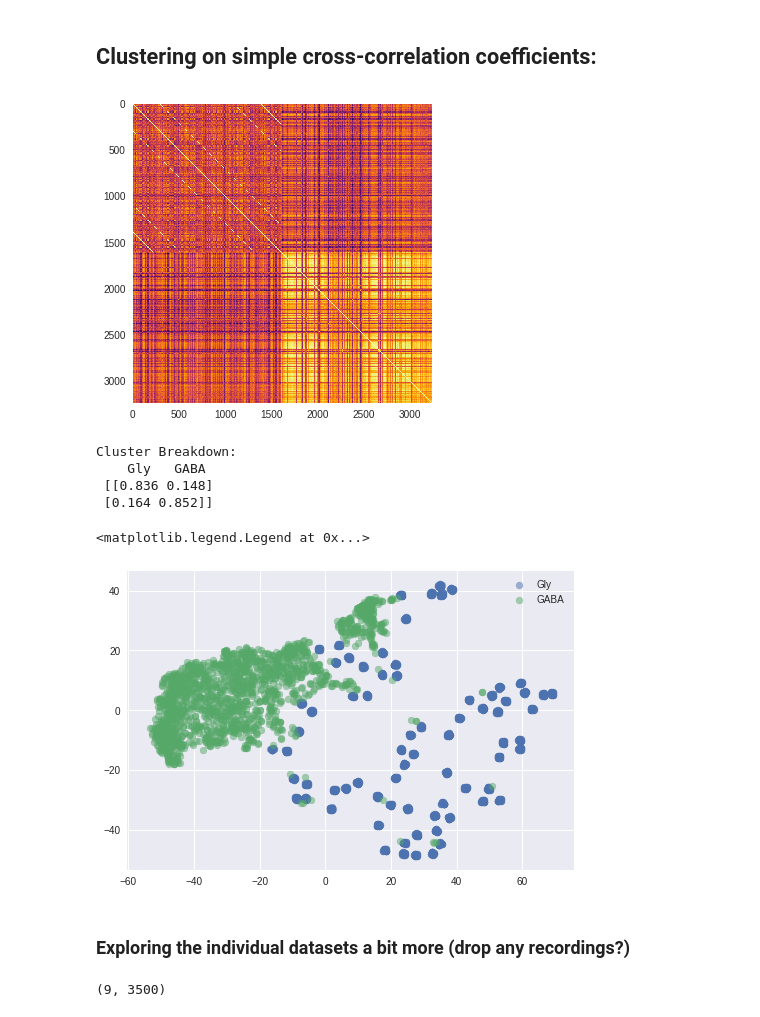
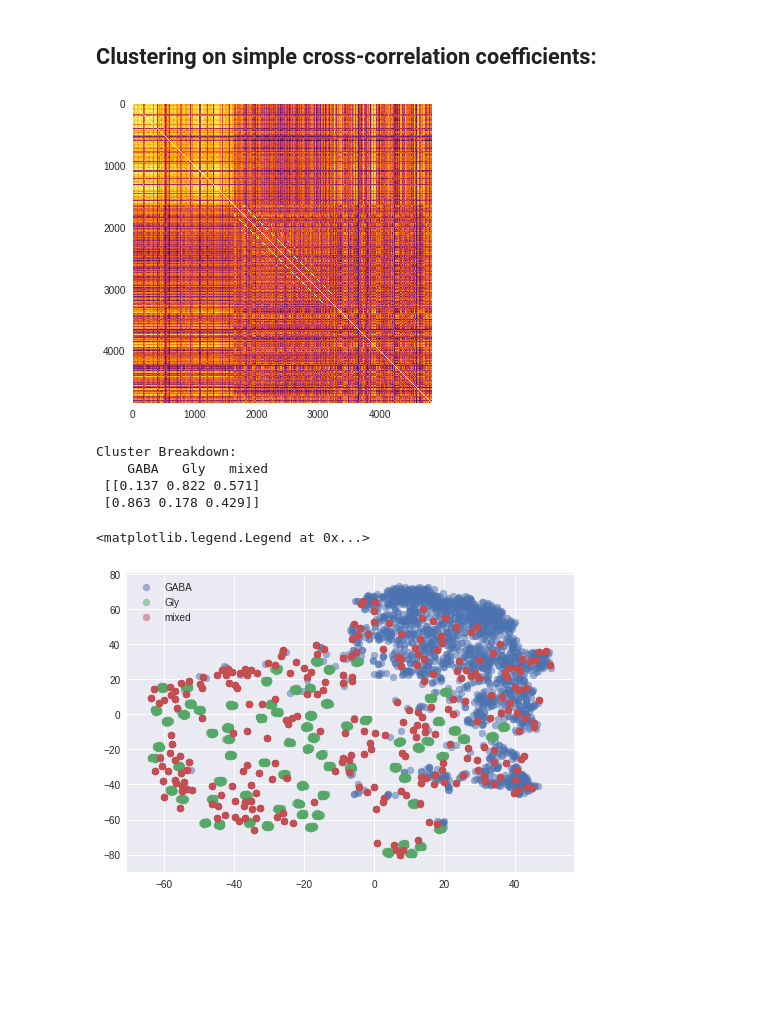
Before and after one commit to geoffder/python-analysis, a Jupyter notebook: cluster_notebook/vj_cluster_note.ipynb, the cells around one changed output. Saved outputs shown, nothing was run; the diff lists cells and outputs as text; code cells hidden in the pictures; blank space fills up the shorter version.

Commit message:
Clean-up notebooks. K replace hardcoded cluster number

```diff
--- a/cluster_notebook/vj_cluster_note.ipynb
+++ b/cluster_notebook/vj_cluster_note.ipynb
@@ -37,9 +37,9 @@ Pipeline:
 datapath = "/media/geoff/Data/vj_minis/"
 
 length =  767
-# prefixes = ["GABA", "Gly", "GlyKO", "mixed"]
+prefixes = ["GABA", "Gly", "GlyKO", "mixed"]
 join_sets = ["GABA", "GlyKO"]
-prefixes = ["Gly", "GlyKO", "GABA"]
+# prefixes = ["Gly", "GlyKO", "GABA"]
 # join_sets = []
 # norm_mode = "group_mean"
 norm_mode = "feature"
@@ -75,9 +75,12 @@ The cost function used to train the network is a weighted combination of the mea
 # build network
 autoencoder = builds.ae_build_14()
 
+# number of target clusters (used throughout notebook)
+K = 2
+
 # fit network
 autoencoder.fit(
-    minis, 2, lr=1e-3, epochs=75, cluster_alpha=.05,
+    minis, K, lr=1e-3, epochs=100, cluster_alpha=.05,
     clust_mode='KLdiv', show_plot=True
 )
 # %% [output]
@@ -105,7 +108,7 @@ Input the minis, and take the transformation generated by the front half (encode
 # %%
 reduced = autoencoder.get_reduced(minis)
 # %%
-centres, clusters, _ = clorch.hard_kmeans(torch.from_numpy(reduced), 2)
+centres, clusters, _ = clorch.hard_kmeans(torch.from_numpy(reduced), K)
 centres, clusters = centres.cpu().numpy(), clusters.cpu().numpy()
 counts, ratios = clorch.cluster_counts(clusters, labels)
 # %% [markdown]
@@ -408,7 +415,7 @@ plt.ylim(0, 40)
 ## Cluster samples based on extracted metrics:
 # %%
 # cluster with K-means
-centres, clusters, _ = clorch.hard_kmeans(torch.from_numpy(metrics), 2)
+centres, clusters, _ = clorch.hard_kmeans(torch.from_numpy(metrics), K)
 centres, clusters = centres.cpu().numpy(), clusters.cpu().numpy()
 counts, ratios = clorch.cluster_counts(clusters, labels)
 
@@ -458,36 +465,34 @@ corrmat = np.corrcoef(long_minis)
 plt.imshow(corrmat, cmap='inferno')
 plt.grid(False)
 # %% [output]
-[figure, old version]
+[figure, new version]
 # %%
-centres, clusters, _ = clorch.hard_kmeans(torch.from_numpy(corrmat), 2)
+centres, clusters, _ = clorch.hard_kmeans(torch.from_numpy(corrmat), K)
 centres, clusters = centres.cpu().numpy(), clusters.cpu().numpy()
 counts, ratios = clorch.cluster_counts(clusters, labels)
 
 print(
     "Cluster Breakdown:\n    "+(' '*3).join(label_strs)+'\n',
     np.round(ratios, decimals=3)
 )
 
 # reduce dimensionality for display using t-SNE
 reduced_centres = TSNE(
     n_components=2, perplexity=60, learning_rate=400, n_iter=1000
 ).fit_transform(np.concatenate([corrmat, centres], axis=0))
 # split samples and centres
 reduced = reduced_centres[:-centres.shape[0], :]
 centres = reduced_centres[-centres.shape[0]:, :]
 del reduced_centres
 
 for label in np.unique(labels):
     grp = reduced[labels == label]
     plt.scatter(grp[:, 0], grp[:, 1], label=label_strs[label], alpha=.5)
 plt.legend()
 # %% [output]
 Cluster Breakdown:
-    Gly   GABA
- [[0.836 0.148]
- [0.164 0.852]]
+    GABA   Gly   mixed
+ [[0.137 0.822 0.571]
+ [0.863 0.178 0.429]]
 <matplotlib.legend.Legend at 0x...>
-[figure, old version]
+[figure, new version]
-# %% [markdown]
-### Exploring the individual datasets a bit more (drop any recordings?)
@@ -521,4 +498,0 @@ out_gly_minis = [
-# %%
-in_gly_minis[0].shape
-# %% [output]
-(9, 3500)
```
Also changed, not shown: parts of 27 cells of this notebook, 1 other file.
